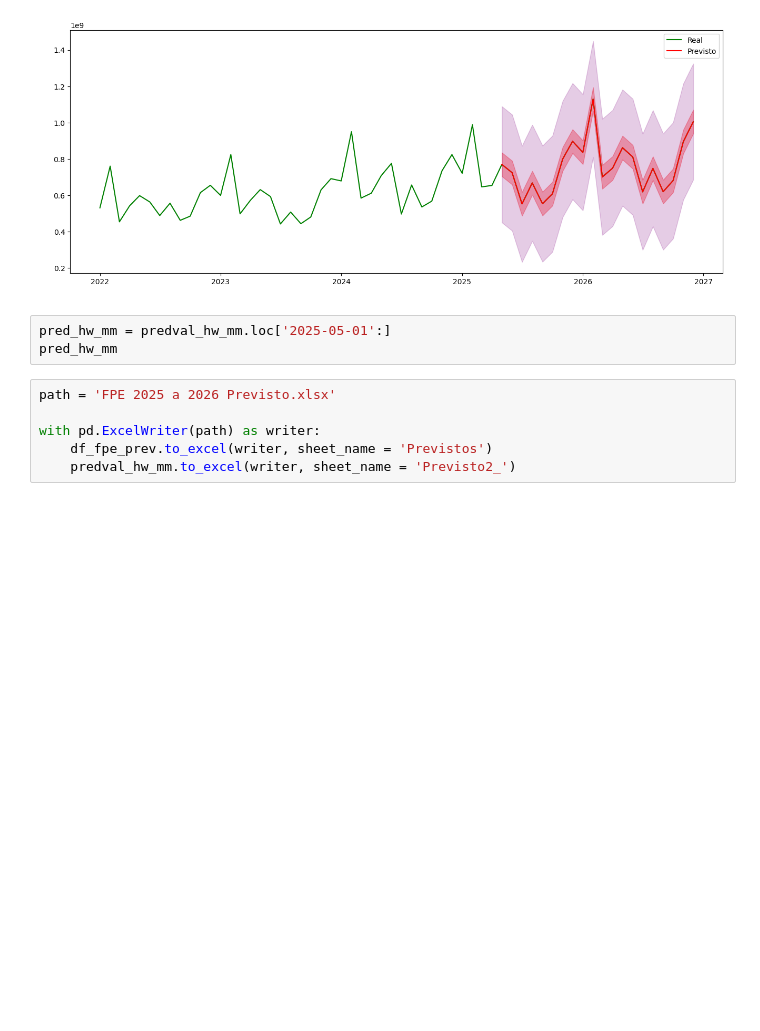
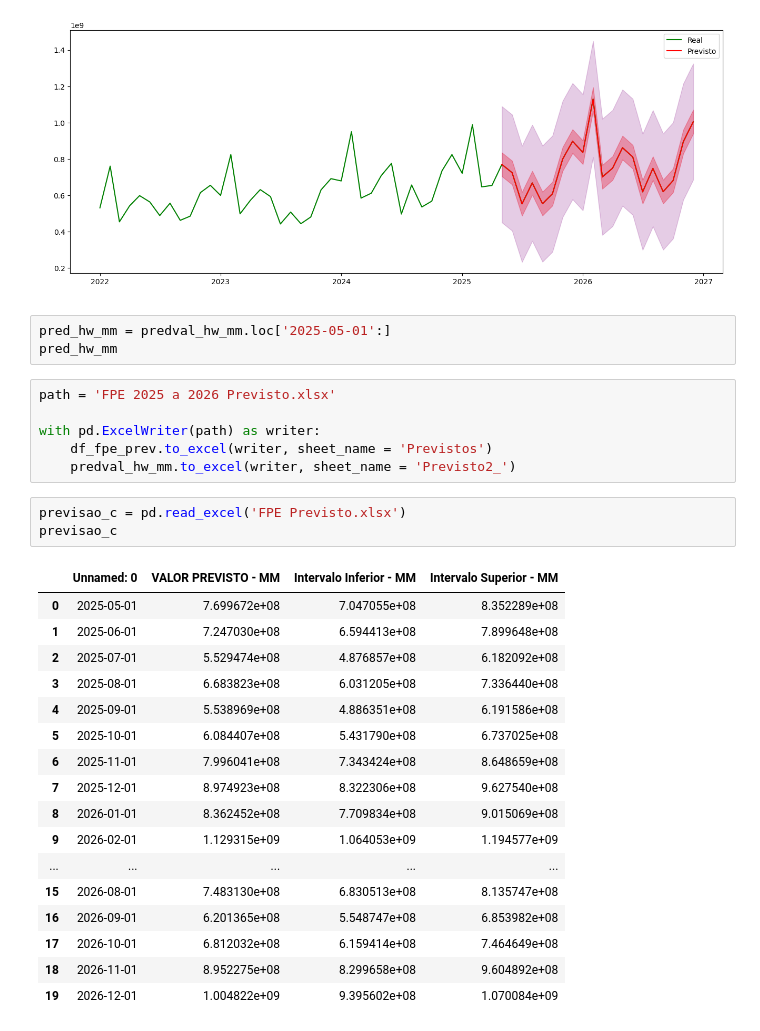
Before and after one commit to Adelia-Lima/previsao_fpe, a Jupyter notebook: previsãp_fpe1.ipynb, the cells around one changed output. Saved outputs shown, nothing was run; the diff lists cells and outputs as text; blank space fills up the shorter version.

```diff
--- a/previsãp_fpe1.ipynb
+++ b/previsãp_fpe1.ipynb
@@ -410,3 +473,24 @@ path = 'FPE 2025 a 2026 Previsto.xlsx'
 with pd.ExcelWriter(path) as writer:
     df_fpe_prev.to_excel(writer, sheet_name = 'Previstos')
     predval_hw_mm.to_excel(writer, sheet_name = 'Previsto2_')
+# %%
+previsao_c = pd.read_excel('FPE Previsto.xlsx')
+previsao_c
+# %% [output]
+|  | Unnamed: 0 | VALOR PREVISTO - MM | Intervalo Inferior - MM | Intervalo Superior - MM |
+| 0 | 2025-05-01 | 7.699672e+08 | 7.047055e+08 | 8.352289e+08 |
+| 1 | 2025-06-01 | 7.247030e+08 | 6.594413e+08 | 7.899648e+08 |
+| 2 | 2025-07-01 | 5.529474e+08 | 4.876857e+08 | 6.182092e+08 |
+| 3 | 2025-08-01 | 6.683823e+08 | 6.031205e+08 | 7.336440e+08 |
+| 4 | 2025-09-01 | 5.538969e+08 | 4.886351e+08 | 6.191586e+08 |
+| 5 | 2025-10-01 | 6.084407e+08 | 5.431790e+08 | 6.737025e+08 |
+| 6 | 2025-11-01 | 7.996041e+08 | 7.343424e+08 | 8.648659e+08 |
+| 7 | 2025-12-01 | 8.974923e+08 | 8.322306e+08 | 9.627540e+08 |
+| 8 | 2026-01-01 | 8.362452e+08 | 7.709834e+08 | 9.015069e+08 |
+| 9 | 2026-02-01 | 1.129315e+09 | 1.064053e+09 | 1.194577e+09 |
+| ... | ... | ... | ... | ... |
+| 15 | 2026-08-01 | 7.483130e+08 | 6.830513e+08 | 8.135747e+08 |
+| 16 | 2026-09-01 | 6.201365e+08 | 5.548747e+08 | 6.853982e+08 |
+| 17 | 2026-10-01 | 6.812032e+08 | 6.159414e+08 | 7.464649e+08 |
+| 18 | 2026-11-01 | 8.952275e+08 | 8.299658e+08 | 9.604892e+08 |
+| 19 | 2026-12-01 | 1.004822e+09 | 9.395602e+08 | 1.070084e+09 |
```
Also changed, not shown: parts of 4 cells of this notebook.
